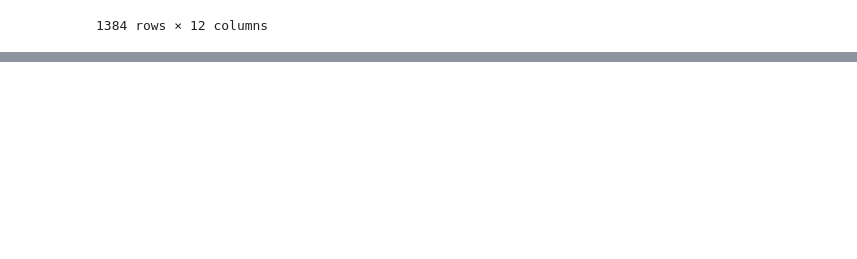
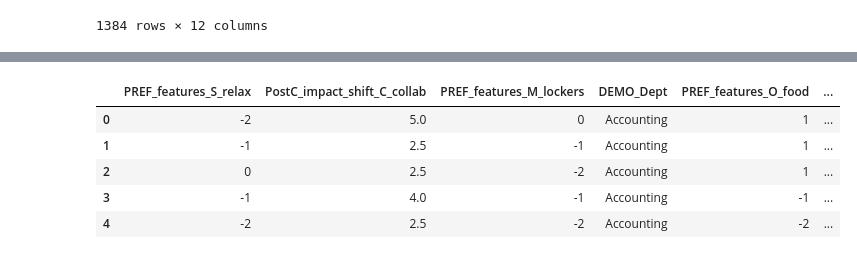
Before and after one commit to Anway-Agte/Wharton-Competition-, a Jupyter notebook: splitting_org.ipynb, the cells around one changed output, grey strips where cells are left out. Cells and saved outputs as stored; diff of their text form; code cells hidden in the pictures; blank space fills up the shorter version.

```diff
--- a/splitting_org.ipynb
+++ b/splitting_org.ipynb
@@ -126,0 +251,11 @@ common_qs.to_excel("common question.xsl")
+# %%
+common_qs = common_qs.replace(c)
+# %%
+common_qs.head()
+# %% [output]
+|  | PREF_features_S_relax | PostC_impact_shift_C_collab | PREF_features_M_lockers | DEMO_Dept | PREF_features_O_food | ... |
+| 0 | -2 | 5.0 | 0 | Accounting | 1 | ... |
+| 1 | -1 | 2.5 | -1 | Accounting | 1 | ... |
+| 2 | 0 | 2.5 | -2 | Accounting | 1 | ... |
+| 3 | -1 | 4.0 | -1 | Accounting | -1 | ... |
+| 4 | -2 | 2.5 | -2 | Accounting | -2 | ... |
```
Also changed, not shown: parts of 13 cells of this notebook, 6 other files.
